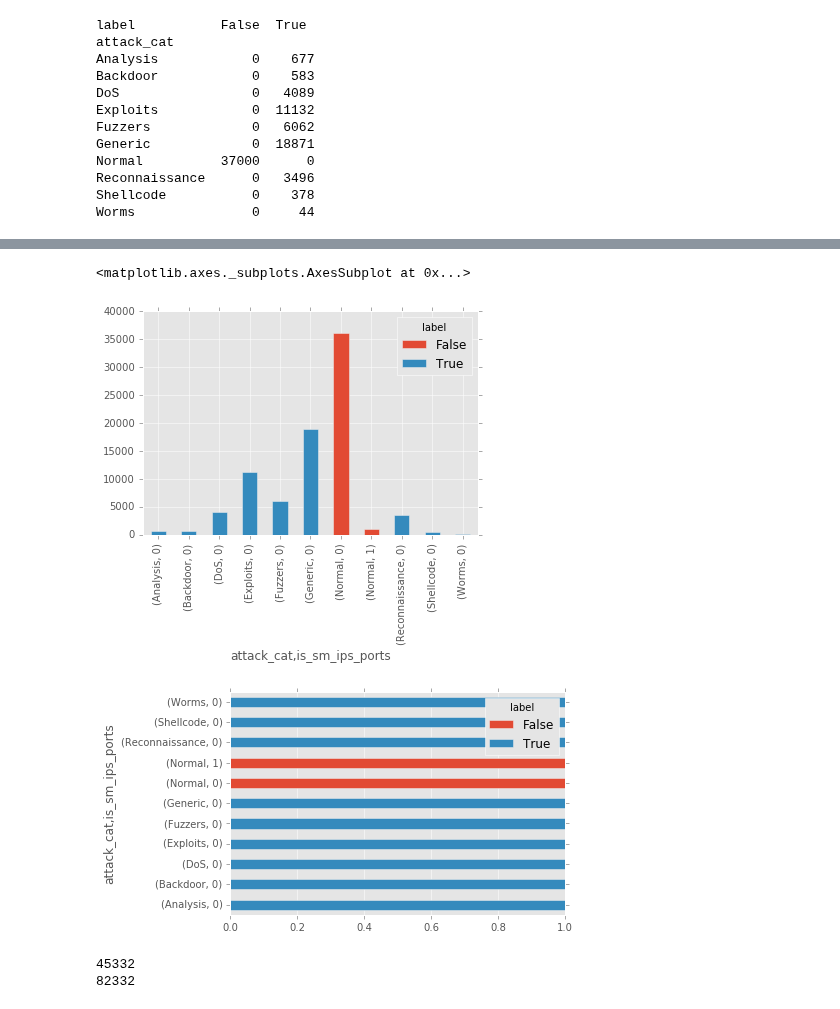
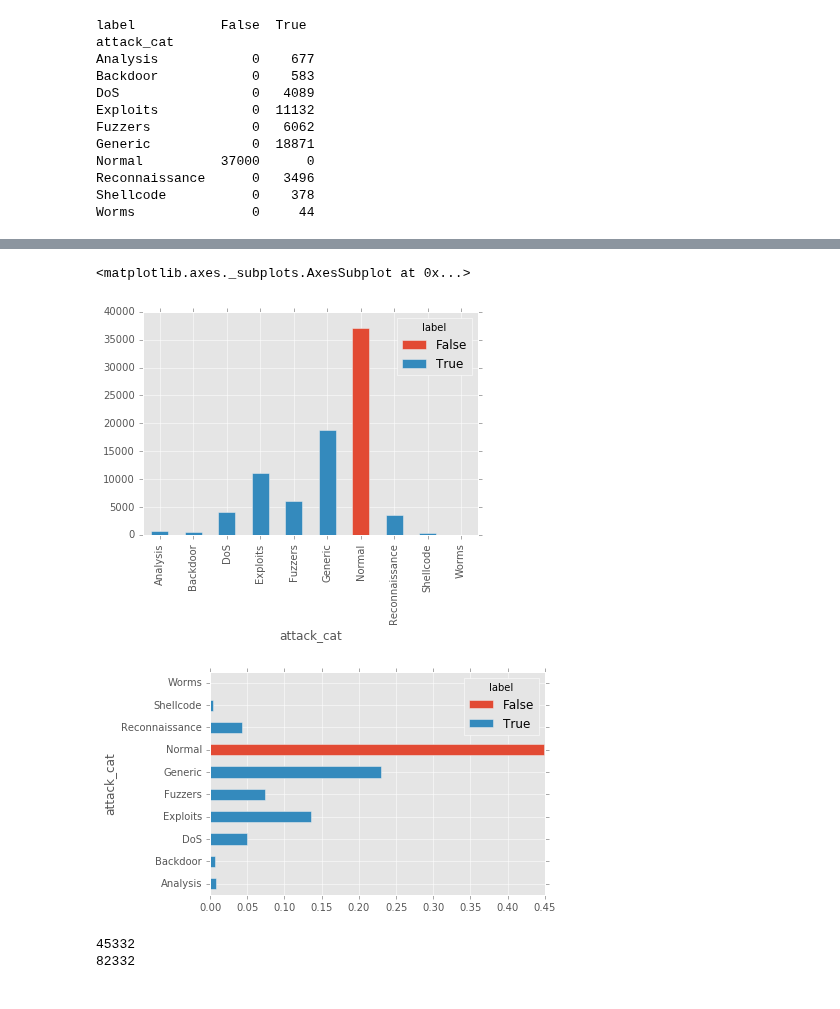
Before and after one commit to Dangerbotz/network_intrusion_detection_system, a Jupyter notebook: randy_detection_system.ipynb, the cells around one changed output, grey strips where cells are left out. Drawn from its saved outputs; the diff is of its cells as text; code cells hidden in the pictures.

```diff
--- a/randy_detection_system.ipynb
+++ b/randy_detection_system.ipynb
@@ -141,17 +195,17 @@ attack_rate.plot(kind='barh', stacked=True)
 # %%
 # cross tabulate example from http://nbviewer.ipython.org/gist/fonnesbeck/5850463#
-normal_counts = pd.crosstab([df['attack_cat'], df['is_sm_ips_ports']],
+normal_counts = pd.crosstab( df['attack_cat'],
                              df.label.astype(bool))
 
 normal_counts.plot(kind='bar', stacked=True)
 
 # divide the counts to get rates
-normal_rate = normal_counts.div(normal_counts.sum(1).astype(float),axis=0)
+normal_rate = normal_counts.div(len(df.label),axis=0)
 normal_rate.plot(kind='barh', stacked=True)
 # %% [output]
 <matplotlib.axes._subplots.AxesSubplot at 0x...>
-[figure, old version]
+[figure, new version]
-[figure, old version]
+[figure, new version]
 # %%
 #attack_rate = df_grouped.label.sum() / df.label==1
 
```
Also changed, not shown: parts of 5 cells of this notebook.
